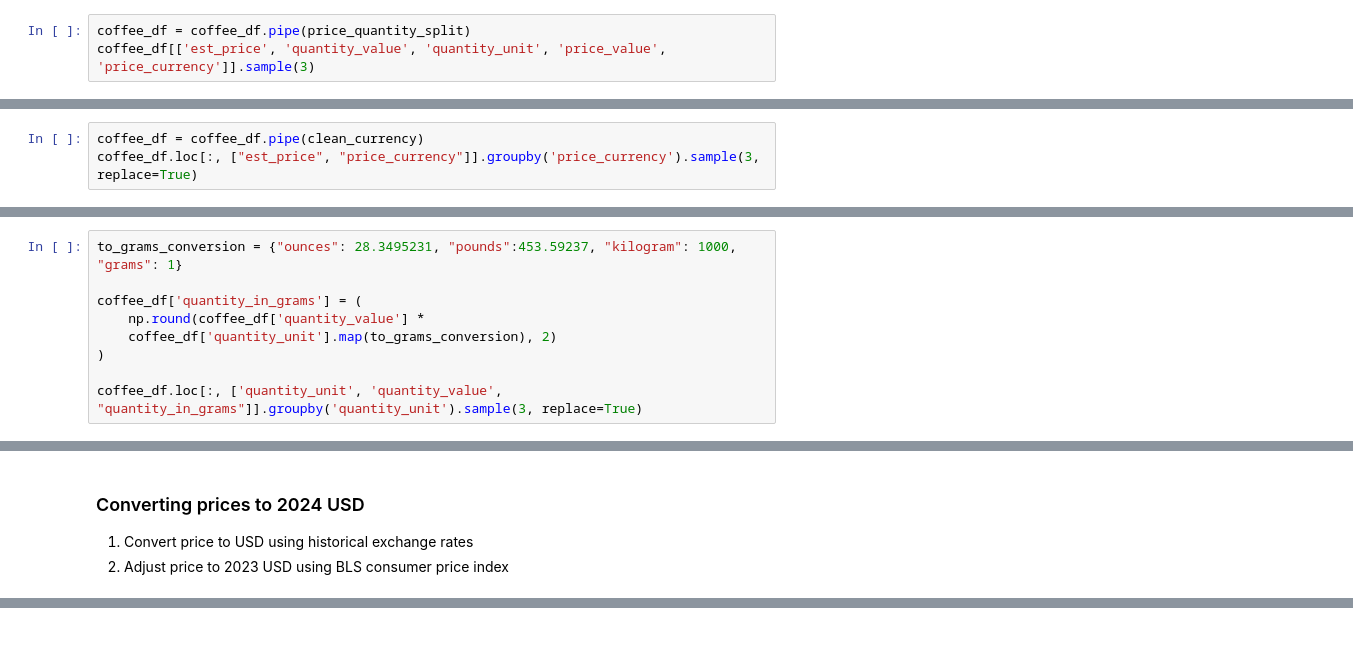
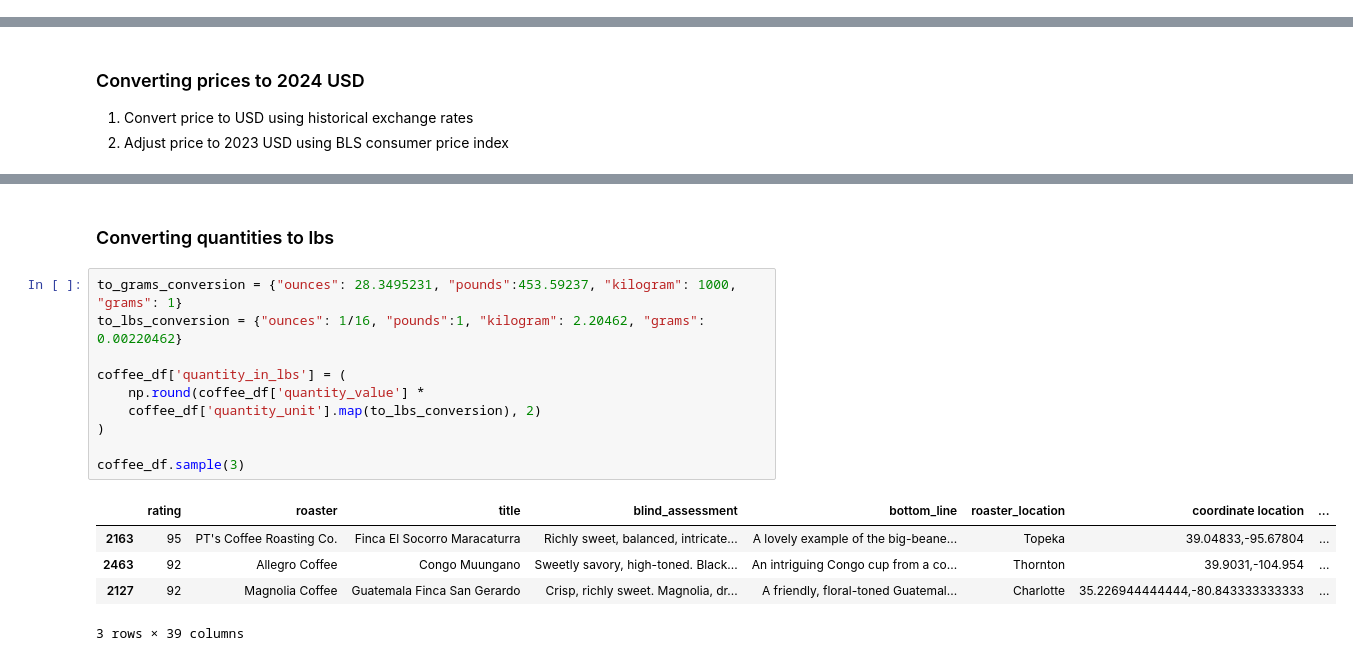
Before and after one commit to tynardone/coffee-reviews-analysis, a Jupyter notebook: notebooks/exploratory/01_data_cleaning.ipynb, the cells around one changed output, grey strips where cells are left out. Saved outputs shown, nothing was run; the diff lists cells and outputs as text.

```diff
--- a/notebooks/exploratory/01_data_cleaning.ipynb
+++ b/notebooks/exploratory/01_data_cleaning.ipynb
@@ -84,3 +239,0 @@ def price_quantity_split(df: pd.DataFrame) -> pd.DataFrame:
-# %%
-coffee_df = coffee_df.pipe(price_quantity_split)
-coffee_df[['est_price', 'quantity_value', 'quantity_unit', 'price_value', 'price_currency']].sample(3)
@@ -140,3 +288,0 @@ def clean_currency(df: pd.DataFrame) -> pd.DataFrame:
-# %%
-coffee_df = coffee_df.pipe(clean_currency)
-coffee_df.loc[:, ["est_price", "price_currency"]].groupby('price_currency').sample(3, replace=True)
@@ -163,9 +288,0 @@ coffee_df.loc[:, ["est_price", "price_currency"]].groupby('price_currency').samp
-# %%
-to_grams_conversion = {"ounces": 28.3495231, "pounds":453.59237, "kilogram": 1000, "grams": 1}
-
-coffee_df['quantity_in_grams'] = (
-    np.round(coffee_df['quantity_value'] *
-    coffee_df['quantity_unit'].map(to_grams_conversion), 2)
-)
-
-coffee_df.loc[:, ['quantity_unit', 'quantity_value', "quantity_in_grams"]].groupby('quantity_unit').sample(3, replace=True)
@@ -281,0 +363,18 @@ KeyError: 'price_usd'
+# %% [markdown]
+### Converting quantities to lbs
+# %%
+to_grams_conversion = {"ounces": 28.3495231, "pounds":453.59237, "kilogram": 1000, "grams": 1}
+to_lbs_conversion = {"ounces": 1/16, "pounds":1, "kilogram": 2.20462, "grams": 0.00220462}
+
+coffee_df['quantity_in_lbs'] = (
+    np.round(coffee_df['quantity_value'] *
+    coffee_df['quantity_unit'].map(to_lbs_conversion), 2)
+)
+
+coffee_df.sample(3)
+# %% [output]
+|  | rating | roaster | title | blind_assessment | bottom_line | roaster_location | coordinate location | ... |
+| 2163 | 95 | PT's Coffee Roasting Co. | Finca El Socorro Maracaturra | Richly sweet, balanced, intricate... | A lovely example of the big-beane... | Topeka | 39.04833,-95.67804 | ... |
+| 2463 | 92 | Allegro Coffee | Congo Muungano | Sweetly savory, high-toned. Black... | An intriguing Congo cup from a co... | Thornton | 39.9031,-104.954 | ... |
+| 2127 | 92 | Magnolia Coffee | Guatemala Finca San Gerardo | Crisp, richly sweet. Magnolia, dr... | A friendly, floral-toned Guatemal... | Charlotte | 35.226944444444,-80.843333333333 | ... |
+3 rows × 39 columns
```
Also changed, not shown: parts of 23 cells of this notebook.
